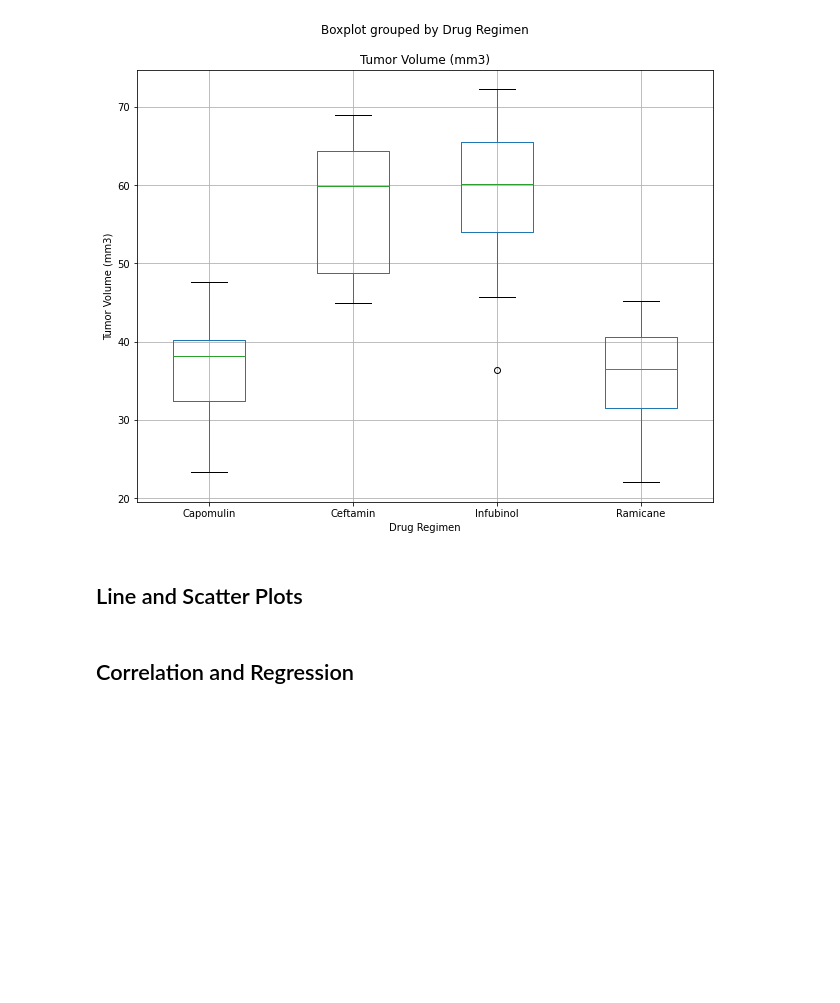
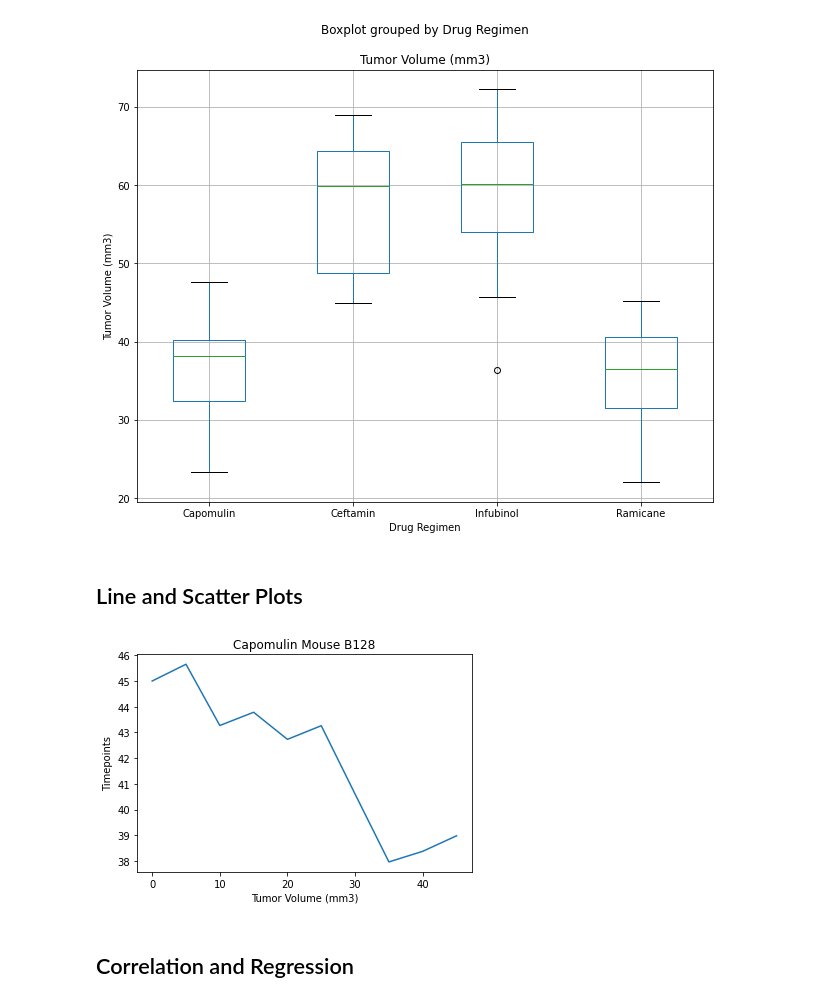
Before and after one commit to jump8621/Matplotlib_PowerofPlots, a Jupyter notebook: actual-Copy2.ipynb, the cells around one changed output. Saved outputs shown, nothing was run; the diff lists cells and outputs as text; code cells hidden in the pictures; blank space fills up the shorter version.

Commit message:
add data file

```diff
--- a/actual-Copy2.ipynb
+++ b/actual-Copy2.ipynb
@@ -652,7 +652,21 @@ plt.show()
 ## Line and Scatter Plots
 # %%
 # Generate a line plot of time point versus tumor volume for a mouse treated with Capomulin
-country_one, = plt.plot(years, combined_unemployed_data.loc['USA',["2010","2011","2012","2013","2014"]],
-                        color="green",label=combined_unemployed_data.loc['USA',"Country Name"])
+
+mb128_df = merge2_df.loc[merge2_df['Mouse ID']=="b128"]
+mb128_df
+
+mouse_line = plt.plot(mb128_df['Timepoint'], mb128_df['Tumor Volume (mm3)'])
+plt.title('Capomulin Mouse B128')
+plt.ylabel('Timepoints')
+plt.xlabel("Tumor Volume (mm3)")
+
+plt.show()
+# plt.legend(handles=[mouse_line], loc="best")
+
+# country_one, = plt.plot(years, combined_unemployed_data.loc['USA',["2010","2011","2012","2013","2014"]],
+#                         color="green",label=combined_unemployed_data.loc['USA',"Country Name"])
+# %% [output]
+[figure, added]
 # %%
 # Generate a scatter plot of mouse weight versus average tumor volume for the Capomulin regimen
```
Also changed, not shown: parts of 1 cell of this notebook.
